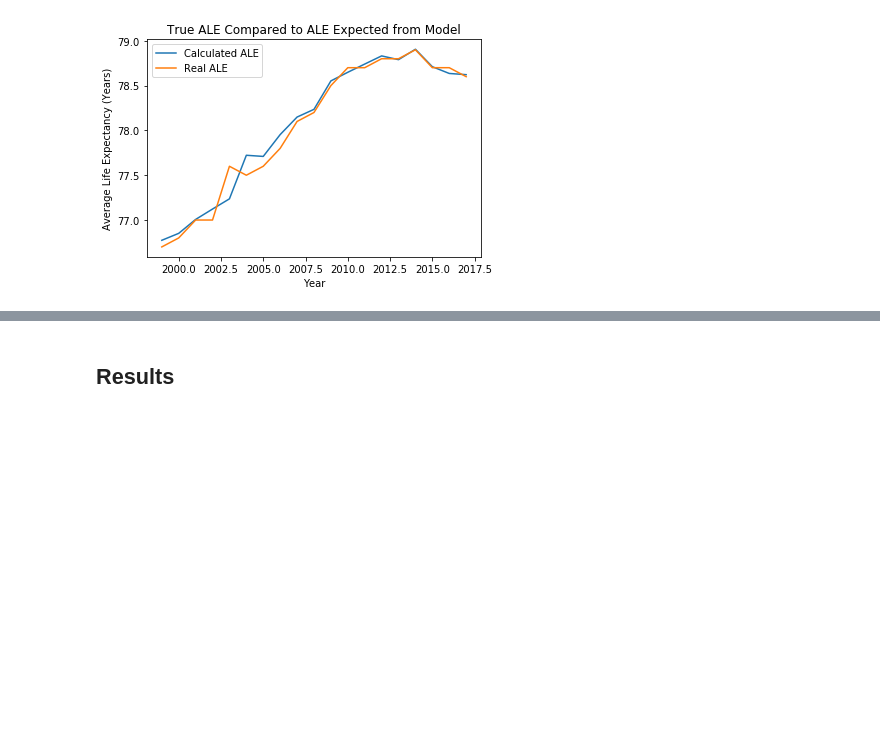
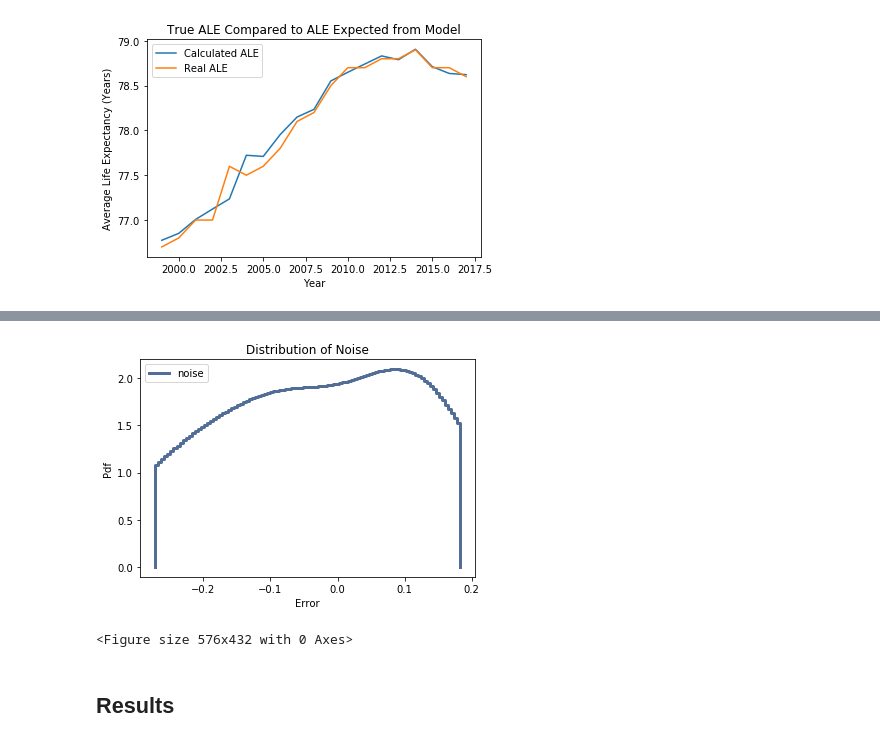
Before and after one commit to ASHSWAN1999/DataScienceProject2, a Jupyter notebook: project2.ipynb, the cells around one changed output, grey strips where cells are left out. Cells and saved outputs as stored; diff of their text form; code cells hidden in the pictures; blank space fills up the shorter version.

Commit message:
Trying to smooth and to create distribution of noise

```diff
--- a/project2.ipynb
+++ b/project2.ipynb
@@ -272,3 +292,13 @@ plt.legend();
+# %%
+noise = recent['Average Life Expectancy (Years)'] - pred
+noise
+pdf_noise = EstimatedPdf(noise)
+
+thinkplot.pmf(pdf_noise, label='noise');
+thinkplot.Show(title='Distribution of Noise',xlabel='Error', ylabel='Pdf');
+# %% [output]
+[figure, added]
+<Figure size 576x432 with 0 Axes>
 # %% [markdown]
 ## **Results**
 # %% [markdown]
```
Also changed, not shown: parts of 3 cells of this notebook.
